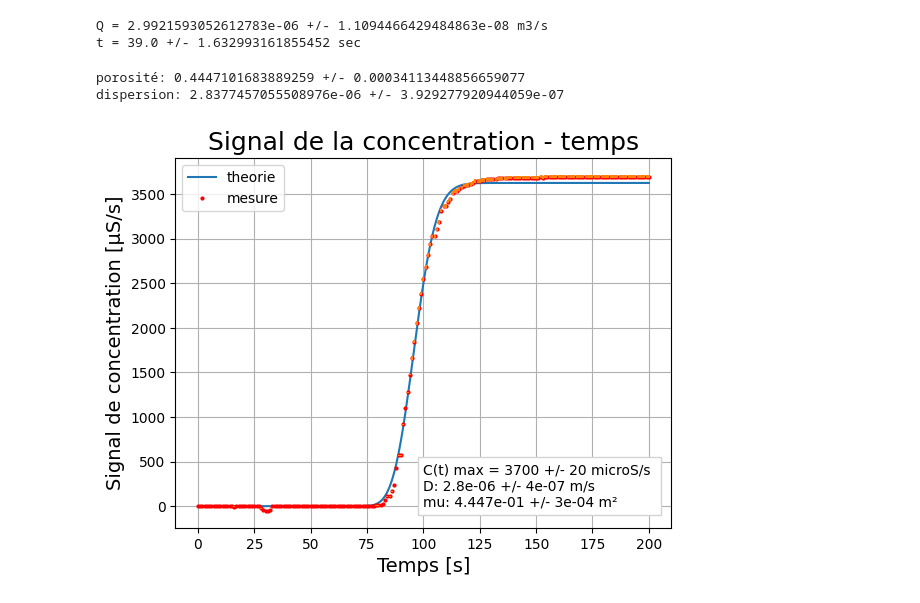
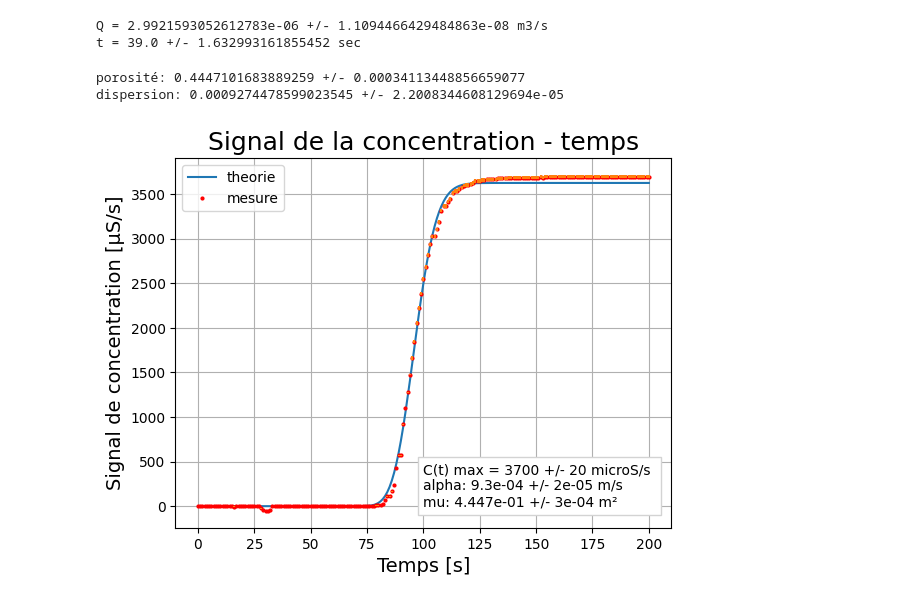
Before and after one commit to onillonn/TP_geologie, a Jupyter notebook: dispersion.ipynb, the cells around one changed output. Cells and saved outputs as stored; diff of their text form; code cells hidden in the pictures.

```diff
--- a/dispersion.ipynb
+++ b/dispersion.ipynb
@@ -69,41 +69,37 @@ def function_for_fit(t, mu, alpha):
     ex = adv*l/D
     for ti in t:
         er1 = (l-adv*ti)/(2*np.sqrt(D*ti))
         er2 = (l+adv*ti)/(2*np.sqrt(D*ti))
         y.append(C0/2*(erfc(er1)+np.exp(ex)*erfc(er2)))
     return y
 
 '''valeurs'''
 param_opt, param_cov = curve_fit(function_for_fit,t,C)
 mu_opt, alpha_opt = param_opt
 mu_cov, alpha_cov = param_cov
 mu_cov, alpha_cov = mu_cov[0], alpha_cov[0]
 mu_err, alpha_err = np.sqrt(mu_cov).squeeze(), np.sqrt(alpha_cov).squeeze()
-adv_opt = q/mu_opt
-adv_err = adv_opt*sqrt((q_err/q)**2+(mu_err/mu_opt)**2)
-D = alpha_opt*adv_opt+d0
-D_err = D*sqrt((alpha_err/alpha_opt)**2+(adv_err/adv_opt)**2)
 C_opt = function_for_fit(t,mu_opt,alpha_opt)
 print(f"porosité: {mu_opt} +/- {mu_err}")
-print(f"dispersion: {D} +/- {D_err}")
+print(f"dispersion: {alpha_opt} +/- {alpha_err}")
 
 '''graphe'''
 fig, cond = plt.subplots()
 cond.plot(t,C_opt,label = 'theorie')
 cond.plot(t,C,marker='o',color='r', linestyle='none',markersize=2,label = 'mesure')
 cond.errorbar(t,C,yerr=C_err,linestyle='none')
 cond.set_xlabel('Temps [s]',fontsize=14)
 cond.set_ylabel('Signal de concentration [\u00B5S/s]',fontsize=14)
 cond.set_title('Signal de la concentration - temps',fontsize=18)
 cond.grid()
-cond.text (100,0, f"C(t) max = 3700 +/- 20 microS/s \nD: {D:.1e} +/- {D_err:.0e} m/s \nmu: {mu_opt:.3e} +/- {mu_err:.0e} m\u00B2",bbox=dict(facecolor='white',edgecolor='lightgrey'))
+cond.text (100,0, f"C(t) max = 3700 +/- 20 microS/s \nalpha: {alpha_opt:.1e} +/- {alpha_err:.0e} m/s \nmu: {mu_opt:.3e} +/- {mu_err:.0e} m\u00B2",bbox=dict(facecolor='white',edgecolor='lightgrey'))
 plt.legend()
 
 #plt.savefig(f'C:/Users/Nicolas Onillon/Documents/UNINe/géologie/concentration.pdf')
 # %% [output]
 porosité: 0.4447101683889259 +/- 0.00034113448856659077
-dispersion: 2.8377457055508976e-06 +/- 3.929277920944059e-07
+dispersion: 0.0009274478599023545 +/- 2.2008344608129694e-05
-[figure, old version]
+[figure, new version]
 # %%
 '''vitesse advection'''
 # selon porosité
```
Also changed, not shown: parts of 3 cells of this notebook.
